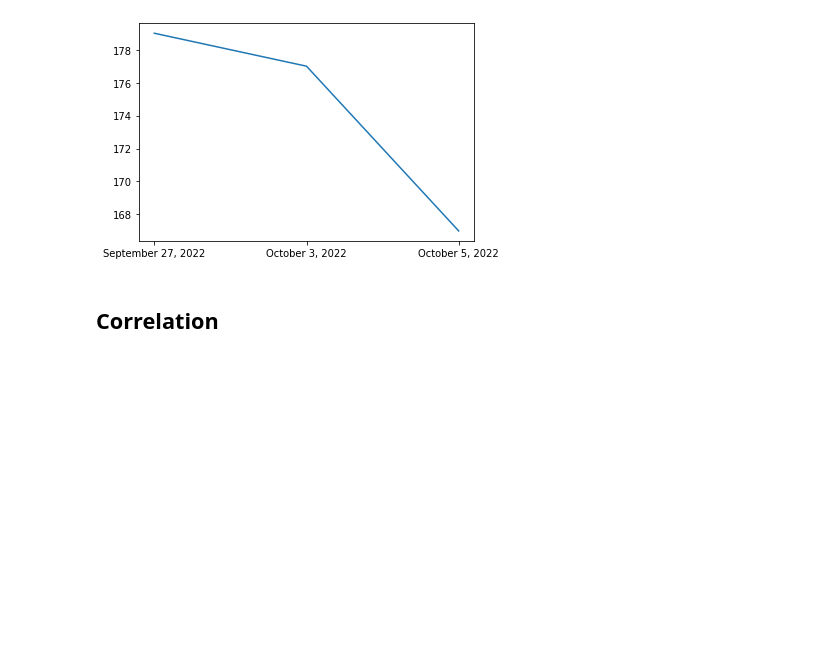
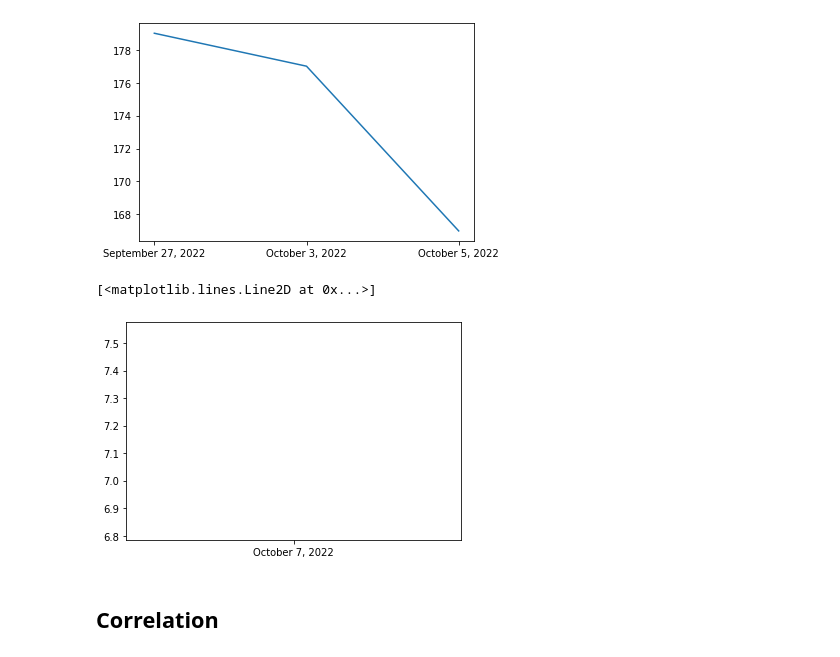
Before and after one commit to jonasmatthaei/IronData, a Jupyter notebook: first_notebbook.ipynb, the cells around one changed output. Drawn from its saved outputs; the diff is of its cells as text; code cells hidden in the pictures; blank space fills up the shorter version.

Commit message:
Creating Swim

```diff
--- a/first_notebbook.ipynb
+++ b/first_notebbook.ipynb
@@ -198,6 +209,11 @@ plt.plot(HR_run["Date"], HR_run["Heart Rate Average"])
 # %% [output]
 [<matplotlib.lines.Line2D at 0x...>]
 [figure]
+# %%
+plt.plot(swim_df["Date"], swim_df["Pace"])
+# %% [output]
+[<matplotlib.lines.Line2D at 0x...>]
+[figure, added]
 # %% [markdown]
 ## Correlation
 # %%
```
Also changed, not shown: parts of 11 cells of this notebook, 1 other file.
